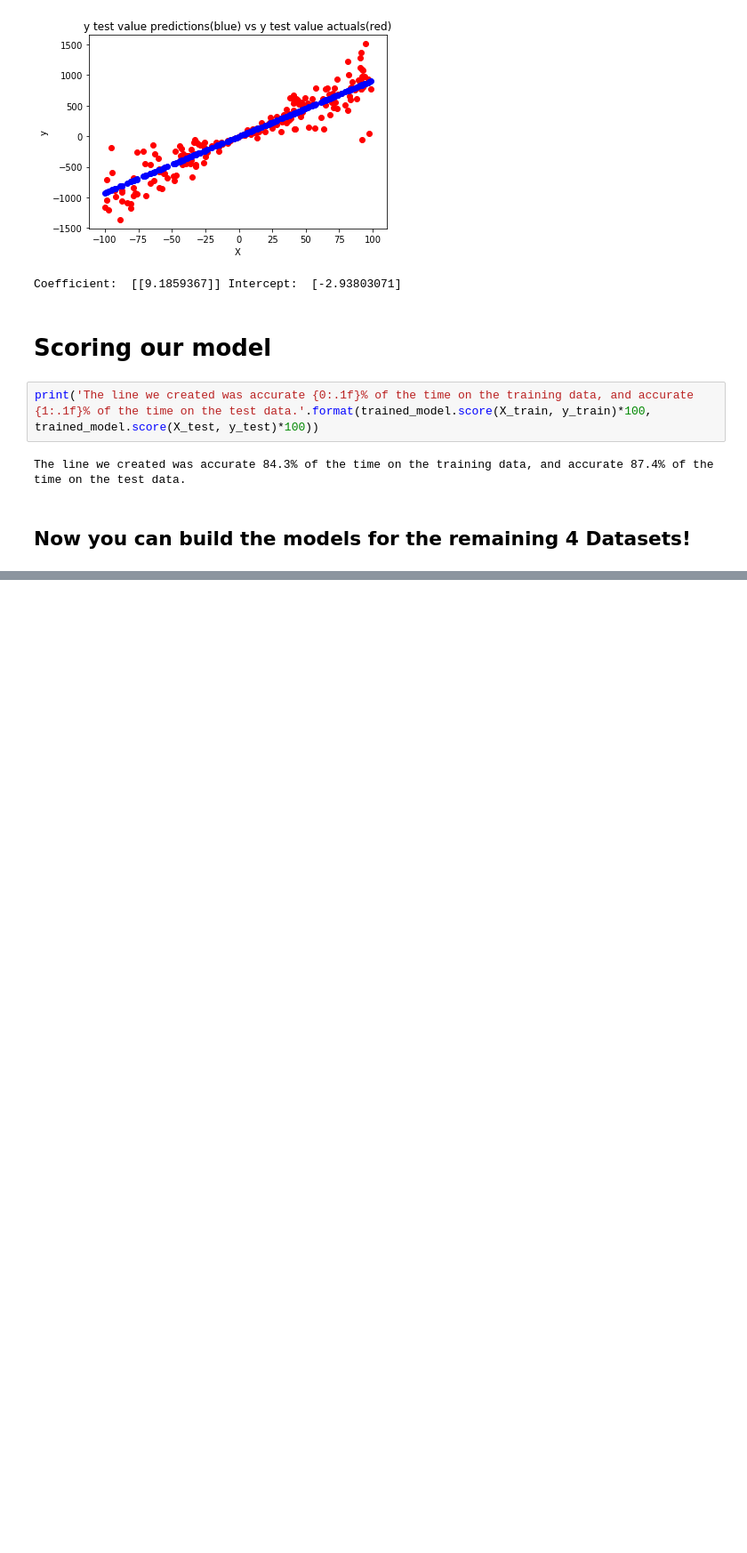
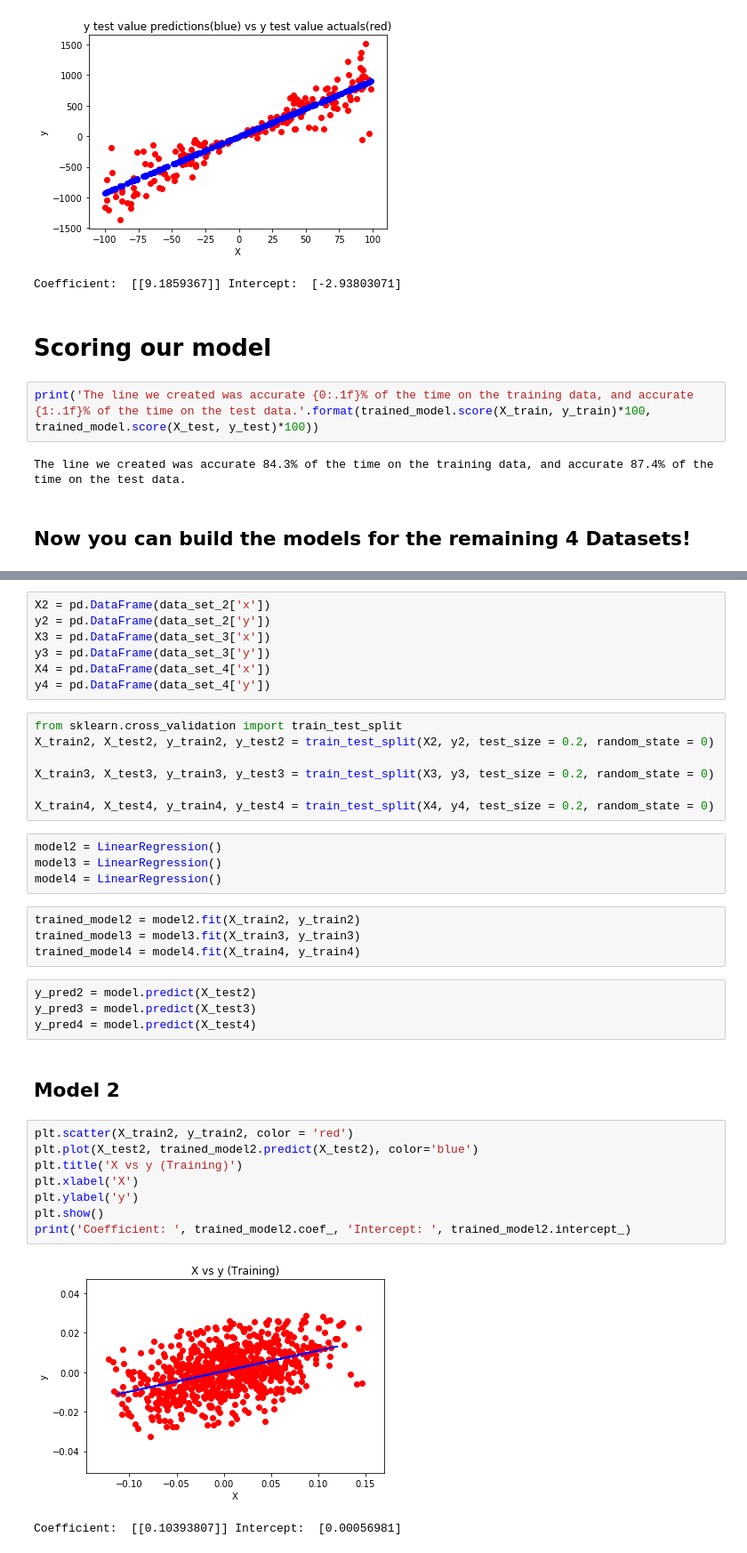
Before and after one commit to timmderrickson/GroupAINotes, a Jupyter notebook: Linear Regression.ipynb, the cells around one changed output, grey strips where cells are left out. Shown at 89% size. Cells and saved outputs as stored; diff of their text form; blank space fills up the shorter version.

```diff
--- a/Linear Regression.ipynb
+++ b/Linear Regression.ipynb
@@ -142,0 +152,39 @@ The line we created was accurate 84.3% of the time on the training data, and acc
+# %%
+X2 = pd.DataFrame(data_set_2['x'])
+y2 = pd.DataFrame(data_set_2['y'])
+X3 = pd.DataFrame(data_set_3['x'])
+y3 = pd.DataFrame(data_set_3['y'])
+X4 = pd.DataFrame(data_set_4['x'])
+y4 = pd.DataFrame(data_set_4['y'])
+# %%
+from sklearn.cross_validation import train_test_split
+X_train2, X_test2, y_train2, y_test2 = train_test_split(X2, y2, test_size = 0.2, random_state = 0)
+
+X_train3, X_test3, y_train3, y_test3 = train_test_split(X3, y3, test_size = 0.2, random_state = 0)
+
+X_train4, X_test4, y_train4, y_test4 = train_test_split(X4, y4, test_size = 0.2, random_state = 0)
+# %%
+model2 = LinearRegression()
+model3 = LinearRegression()
+model4 = LinearRegression()
+# %%
+trained_model2 = model2.fit(X_train2, y_train2)
+trained_model3 = model3.fit(X_train3, y_train3)
+trained_model4 = model4.fit(X_train4, y_train4)
+# %%
+y_pred2 = model.predict(X_test2)
+y_pred3 = model.predict(X_test3)
+y_pred4 = model.predict(X_test4)
+# %% [markdown]
+## Model 2
+# %%
+plt.scatter(X_train2, y_train2, color = 'red')
+plt.plot(X_test2, trained_model2.predict(X_test2), color='blue')
+plt.title('X vs y (Training)')
+plt.xlabel('X')
+plt.ylabel('y')
+plt.show()
+print('Coefficient: ', trained_model2.coef_, 'Intercept: ', trained_model2.intercept_)
+# %% [output]
+[figure, added]
+Coefficient:  [[0.10393807]] Intercept:  [0.00056981]
```
Also changed, not shown: parts of 10 cells of this notebook.
